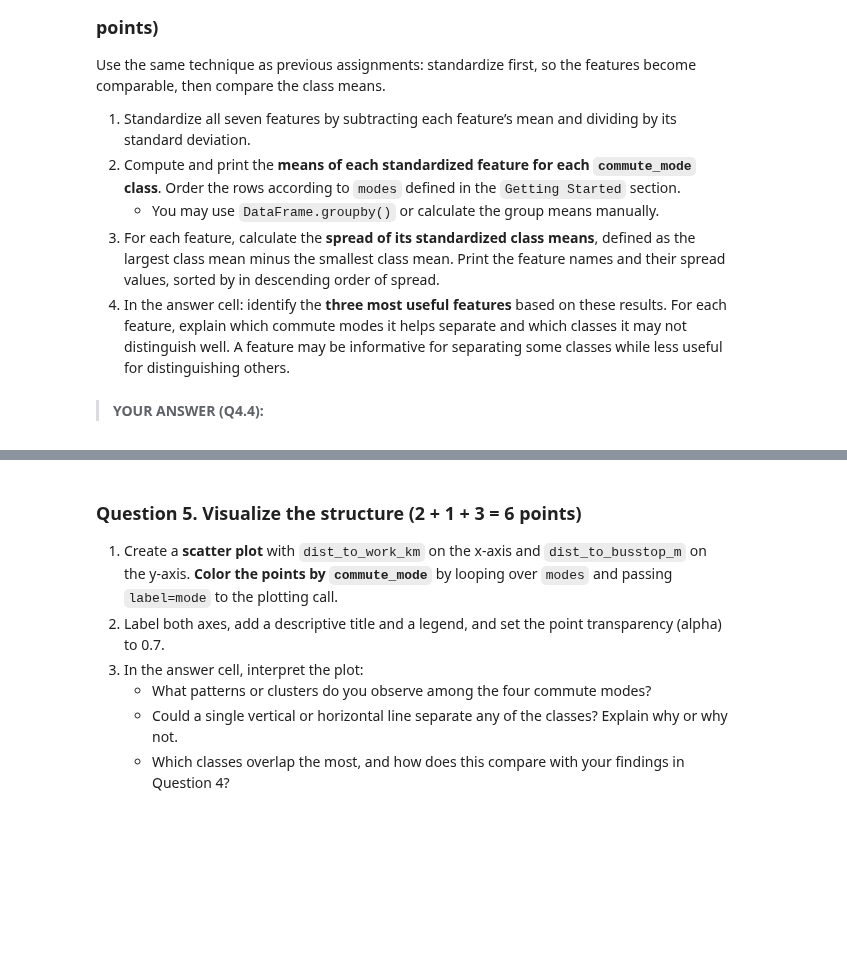
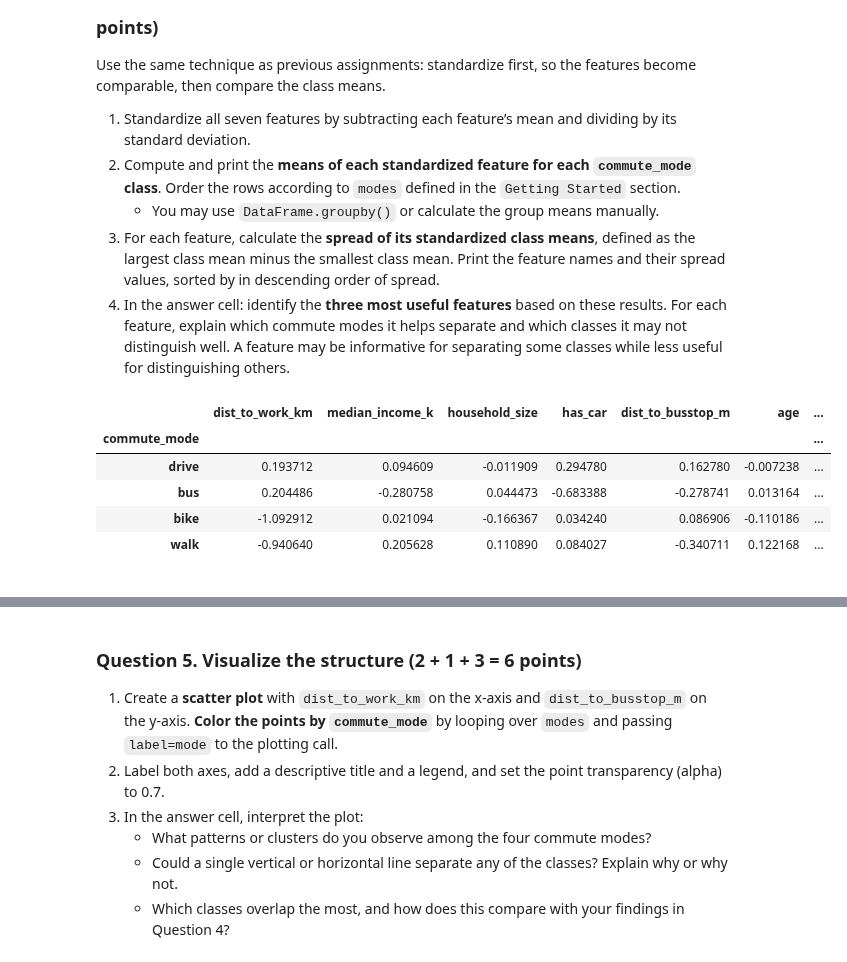
Before and after one commit to DennnnyH/ICS-235-ML-Methods, a Jupyter notebook: Assignment_3/HuangDenny_3.ipynb, the cells around one changed output, grey strips where cells are left out. Cells and saved outputs as stored; diff of their text form; code cells hidden in the pictures; blank space fills up the shorter version.

```diff
--- a/Assignment_3/HuangDenny_3.ipynb
+++ b/Assignment_3/HuangDenny_3.ipynb
@@ -205,7 +248,24 @@ Use the same technique as previous assignments: standardize first, so the featur
 4. In the answer cell: identify the **three most useful features** based on these results. For each feature, explain which commute modes it helps separate and which classes it may not distinguish well. A feature may be informative for separating some classes while less useful for distinguishing others.
 # %%
 # YOUR CODE
+from sklearn.preprocessing import StandardScaler
+scaler = StandardScaler()
+
+commute[features] = scaler.fit_transform(commute[features])
+
+means = commute.groupby("commute_mode")[features].mean()
+means = means.loc[modes]
+
+display(means)
+# display(modes)
+# %% [output]
+|  | dist_to_work_km | median_income_k | household_size | has_car | dist_to_busstop_m | age | ... |
+| commute_mode |  |  |  |  |  |  | ... |
+| drive | 0.193712 | 0.094609 | -0.011909 | 0.294780 | 0.162780 | -0.007238 | ... |
+| bus | 0.204486 | -0.280758 | 0.044473 | -0.683388 | -0.278741 | 0.013164 | ... |
+| bike | -1.092912 | 0.021094 | -0.166367 | 0.034240 | 0.086906 | -0.110186 | ... |
+| walk | -0.940640 | 0.205628 | 0.110890 | 0.084027 | -0.340711 | 0.122168 | ... |
 # %% [markdown]
->**YOUR ANSWER (Q4.4):**
+<!-- >**YOUR ANSWER (Q4.4):**
 >
->
+> -->
```
Also changed, not shown: parts of 10 cells of this notebook.
